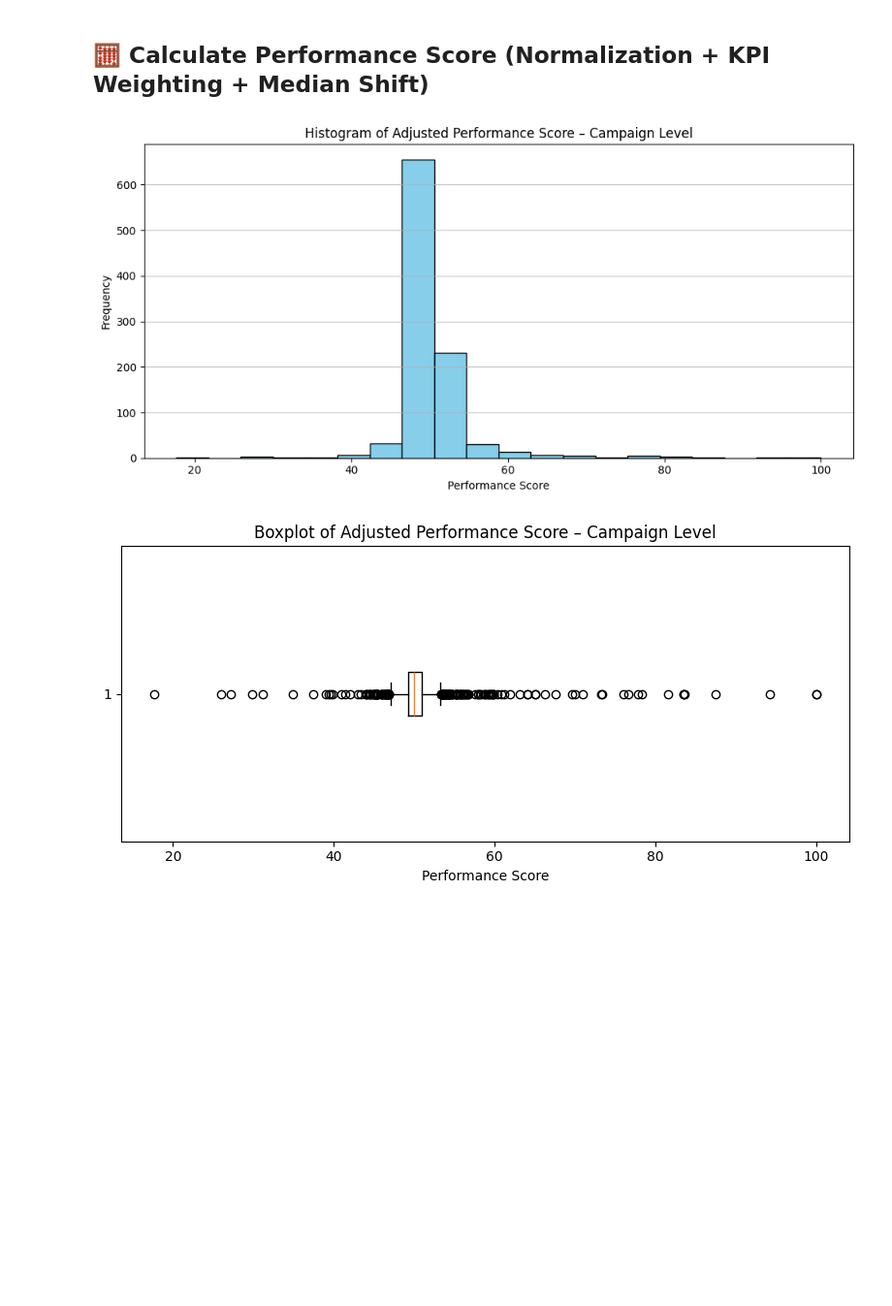
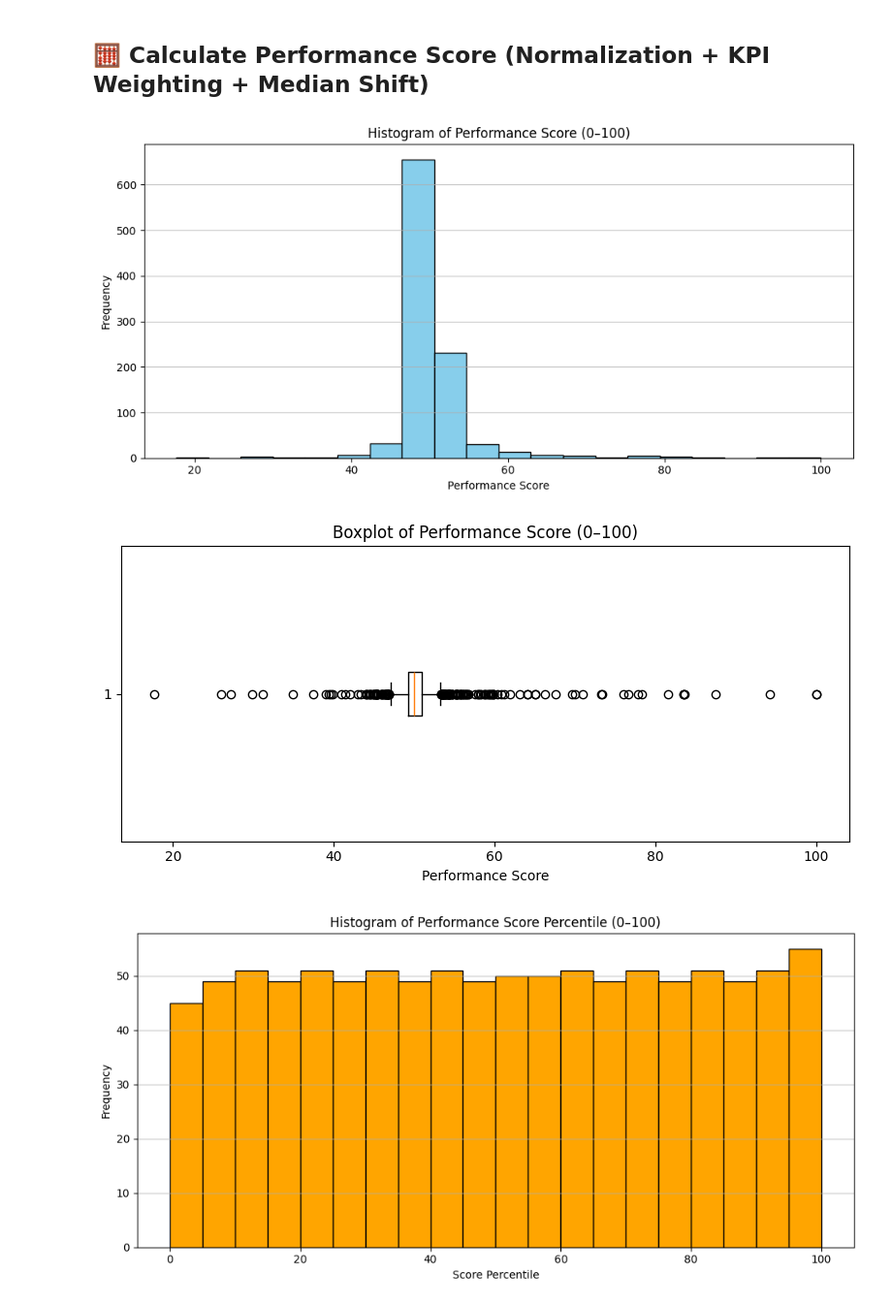
Before and after one commit to Sadiyaman1/KPI_Analysis_Random_Forest_SHAP, a Jupyter notebook: notebooks/Final_Report.ipynb, the cells around one changed output. Shown at 97% size. Saved outputs shown, nothing was run; the diff lists cells and outputs as text; code cells hidden in the pictures; blank space fills up the shorter version.

```diff
--- a/notebooks/Final_Report.ipynb
+++ b/notebooks/Final_Report.ipynb
@@ -151,6 +151,10 @@ weights = dict(zip(shap_df["Feature"], shap_df["SHAP_%"] / 100))
 # %% [markdown]
 ## 🧮 Calculate Performance Score (Normalization + KPI Weighting + Median Shift)
 # %%
+import pandas as pd
+import matplotlib.pyplot as plt
+from scipy.stats import rankdata
+
 # 📥 Load Excel file
 df = pd.read_excel("Marketing_KPI_Analysis_Model_Interpretation_with SHAP_and_Random_Forest/output/Metrics.xlsx")
 
@@ -173,45 +177,54 @@ df["Performance_Index"] = (
 # 🎯 Scale: shift median to 50, clip score to [0, 100]
 campaign_median = df["Performance_Index"].median()
 df["Performance_Score_0_100"] = (df["Performance_Index"] - campaign_median + 50).clip(0, 100)
 
+# 📊 🆕 Prozentile als Score
+df["Score_Percentile"] = rankdata(df["Performance_Score_0_100"], method="average") / len(df) * 100
+df["Score_Percentile"] = df["Score_Percentile"].round(0).astype(int)  # ganzzahlig runden
+
 # 🔄 Round values
 df = df.round(5)
 
 # 📈 Visualization function
 def plot_distribution(data, column, title_prefix, xlabel, color):
     # Histogram
     plt.figure(figsize=(10, 5))
     plt.hist(data[column], bins=20, color=color, edgecolor='black')
-    plt.title(f"Histogram of Adjusted Performance Score – {title_prefix}")
+    plt.title(f"Histogram of {title_prefix}")
     plt.xlabel(xlabel)
     plt.ylabel("Frequency")
     plt.grid(axis='y', alpha=0.75)
     plt.tight_layout()
     plt.show()
 
     # Boxplot
     plt.figure(figsize=(8, 4))
     plt.boxplot(data[column], vert=False)
-    plt.title(f"Boxplot of Adjusted Performance Score – {title_prefix}")
+    plt.title(f"Boxplot of {title_prefix}")
     plt.xlabel(xlabel)
     plt.tight_layout()
     plt.show()
 
-# ✅ Jetzt außerhalb der Funktion aufrufen!
-plot_distribution(
-    df,
-    "Performance_Score_0_100",
-    "Campaign Level",
-    "Performance Score",
-    "skyblue"
-)
-
-
+# ✅ Visualisierung für beide Scores
+plot_distribution(df, "Performance_Score_0_100", "Performance Score (0–100)", "Performance Score", "skyblue")
+plot_distribution(df, "Score_Percentile", "Performance Score Percentile (0–100)", "Score Percentile", "orange")
 
 # 🧾 Final check: distribution
-print("\n🎯 Campaign Level:")
+print("🎯 Performance Score (0–100):")
 print("Median =", round(df["Performance_Score_0_100"].median(), 2))
 print("Mean   =", round(df["Performance_Score_0_100"].mean(), 2))
+
+print("\n📊 Score Percentile:")
+print("Median =", round(df["Score_Percentile"].median(), 2))
+print("Mean   =", round(df["Score_Percentile"].mean(), 2))
+print("\nBeispielwerte:")
+print(df[["Performance_Score_0_100", "Score_Percentile"]].head())
+
+# 📤 Export final DataFrame to Excel
+output_path = "Marketing_KPI_Analysis_Model_Interpretation_with SHAP_and_Random_Forest/output/metrics_Score.xlsx"
+df.to_excel(output_path, index=False, engine='openpyxl')
+print(f"✅ Datei erfolgreich gespeichert unter:\n{output_path}")
 # %% [output]
-[figure, old version]
+[figure, new version]
-[figure, old version]
+[figure, new version]
+[figure, added]
```
Also changed, not shown: parts of 2 cells of this notebook, 4 other files.
